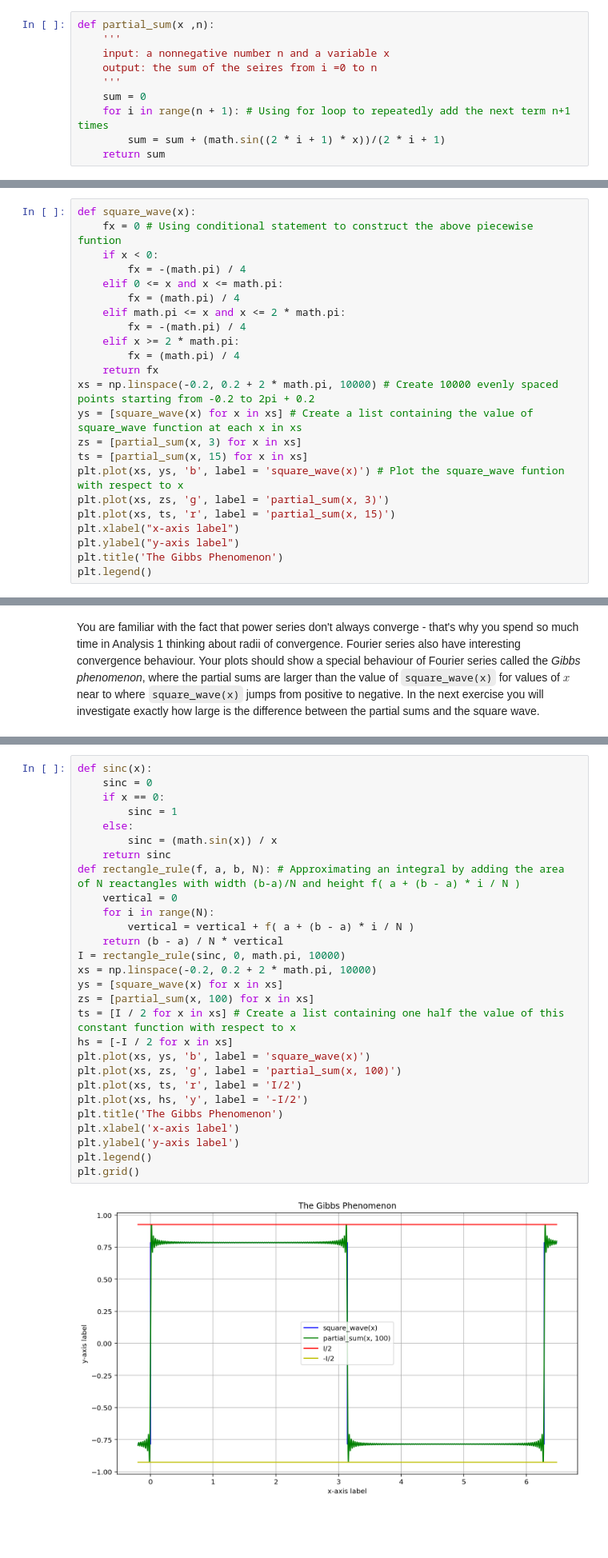
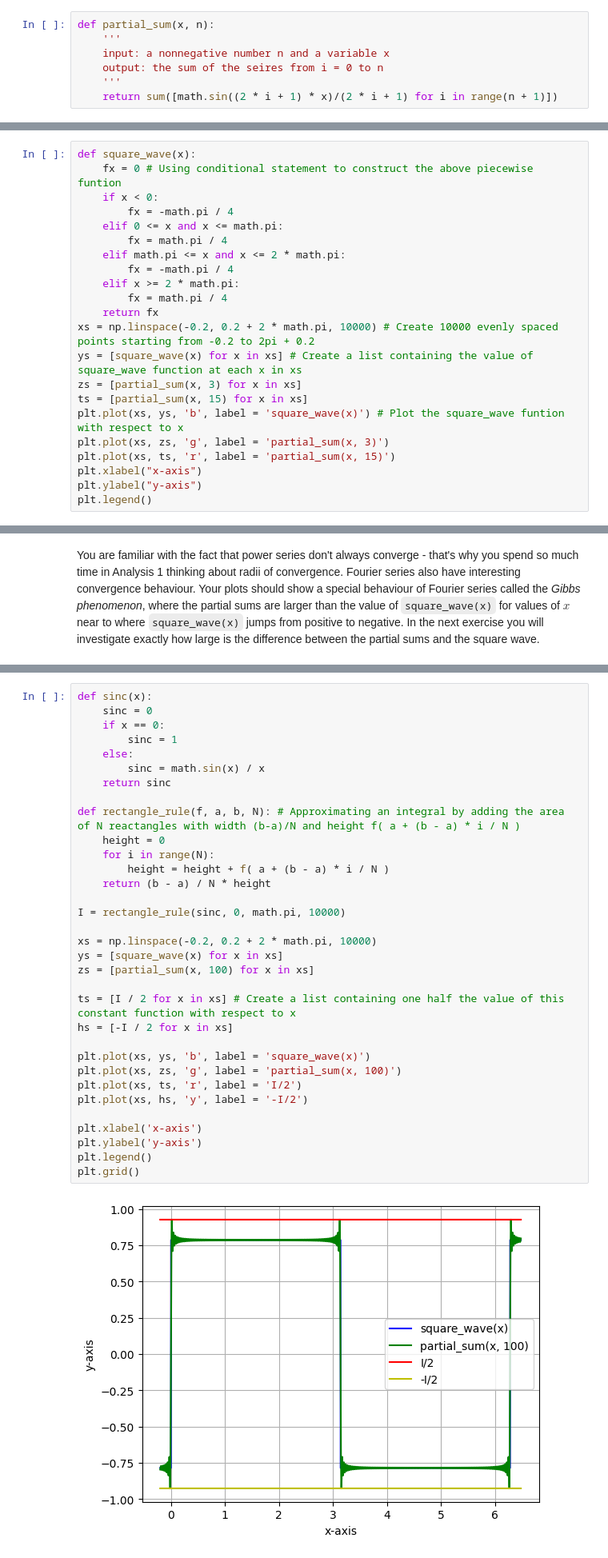
Before and after one commit to jupiterzw/ucl_math0011_projects, a Jupyter notebook: Project 6 - The Gibbs Phenomenon.ipynb, the cells around one changed output, grey strips where cells are left out. Shown at 80% size. Saved outputs shown, nothing was run; the diff lists cells and outputs as text; blank space fills up the shorter version.

```diff
--- a/Project 6 - The Gibbs Phenomenon.ipynb
+++ b/Project 6 - The Gibbs Phenomenon.ipynb
@@ -34,15 +34,12 @@ $$[ \sin(x), \sin(3x)/3, \sin(5x)/5, \dots ] $$
 
 together with the `sum` function, but you can use any method you want.
 # %%
-def partial_sum(x ,n):
+def partial_sum(x, n):
     '''
     input: a nonnegative number n and a variable x
-    output: the sum of the seires from i =0 to n
+    output: the sum of the seires from i = 0 to n
     '''
-    sum = 0
-    for i in range(n + 1): # Using for loop to repeatedly add the next term n+1 times
-        sum = sum + (math.sin((2 * i + 1) * x))/(2 * i + 1)
-    return sum
+    return sum([math.sin((2 * i + 1) * x)/(2 * i + 1) for i in range(n + 1)])
 # %% [markdown]
 Your `partial_sum` function is an example of a partial sum of a Fourier series. Specifically, this is the Fourier series representation of the square wave function which you will plot in the next exercise.
 # %% [markdown]
@@ -59,13 +56,13 @@ Plot the graph of `square_wave(x)` for $-0.2 \leq x \leq 2\pi + 0.2$ using `plt.
 def square_wave(x):
     fx = 0 # Using conditional statement to construct the above piecewise funtion
     if x < 0:
-        fx = -(math.pi) / 4
+        fx = -math.pi / 4
     elif 0 <= x and x <= math.pi:
-        fx = (math.pi) / 4
+        fx = math.pi / 4
     elif math.pi <= x and x <= 2 * math.pi:
-        fx = -(math.pi) / 4
+        fx = -math.pi / 4
     elif x >= 2 * math.pi:
-        fx = (math.pi) / 4
+        fx = math.pi / 4
     return fx
 xs = np.linspace(-0.2, 0.2 + 2 * math.pi, 10000) # Create 10000 evenly spaced points starting from -0.2 to 2pi + 0.2
 ys = [square_wave(x) for x in xs] # Create a list containing the value of square_wave function at each x in xs
@@ -74,9 +71,8 @@ ts = [partial_sum(x, 15) for x in xs]
 plt.plot(xs, ys, 'b', label = 'square_wave(x)') # Plot the square_wave funtion with respect to x
 plt.plot(xs, zs, 'g', label = 'partial_sum(x, 3)')
 plt.plot(xs, ts, 'r', label = 'partial_sum(x, 15)')
-plt.xlabel("x-axis label")
-plt.ylabel("y-axis label")
-plt.title('The Gibbs Phenomenon')
+plt.xlabel("x-axis")
+plt.ylabel("y-axis")
 plt.legend()
 # %% [output]
 <matplotlib.legend.Legend at 0x...>
@@ -97,33 +93,38 @@ You should see that the straight lines $y = \pm \frac I2$ show exactly how much
 # %%
 def sinc(x):
     sinc = 0
     if x == 0:
         sinc = 1
     else:
-        sinc = (math.sin(x)) / x
+        sinc = math.sin(x) / x
     return sinc
+
 def rectangle_rule(f, a, b, N): # Approximating an integral by adding the area of N reactangles with width (b-a)/N and height f( a + (b - a) * i / N )
-    vertical = 0
+    height = 0
     for i in range(N):
-        vertical = vertical + f( a + (b - a) * i / N )
-    return (b - a) / N * vertical
+        height = height + f( a + (b - a) * i / N )
+    return (b - a) / N * height
+
 I = rectangle_rule(sinc, 0, math.pi, 10000)
+
 xs = np.linspace(-0.2, 0.2 + 2 * math.pi, 10000)
 ys = [square_wave(x) for x in xs]
 zs = [partial_sum(x, 100) for x in xs]
+
 ts = [I / 2 for x in xs] # Create a list containing one half the value of this constant function with respect to x
 hs = [-I / 2 for x in xs]
+
 plt.plot(xs, ys, 'b', label = 'square_wave(x)')
 plt.plot(xs, zs, 'g', label = 'partial_sum(x, 100)')
 plt.plot(xs, ts, 'r', label = 'I/2')
 plt.plot(xs, hs, 'y', label = '-I/2')
-plt.title('The Gibbs Phenomenon')
-plt.xlabel('x-axis label')
-plt.ylabel('y-axis label')
+
+plt.xlabel('x-axis')
+plt.ylabel('y-axis')
 plt.legend()
 plt.grid()
 # %% [output]
-[figure, old version]
+[figure, new version]
 # %% [markdown]
 ## Part 4
 
```
Also changed, not shown: parts of 4 cells of this notebook.
